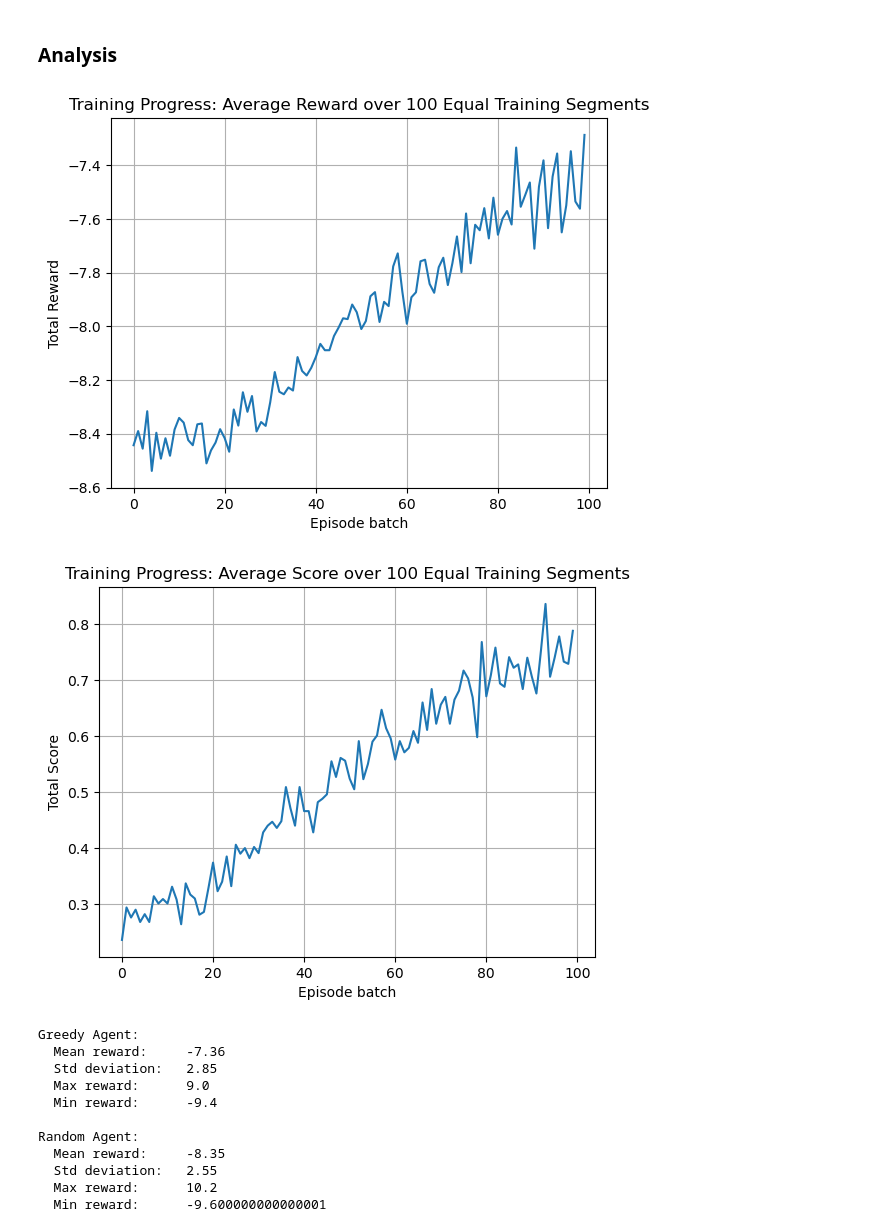
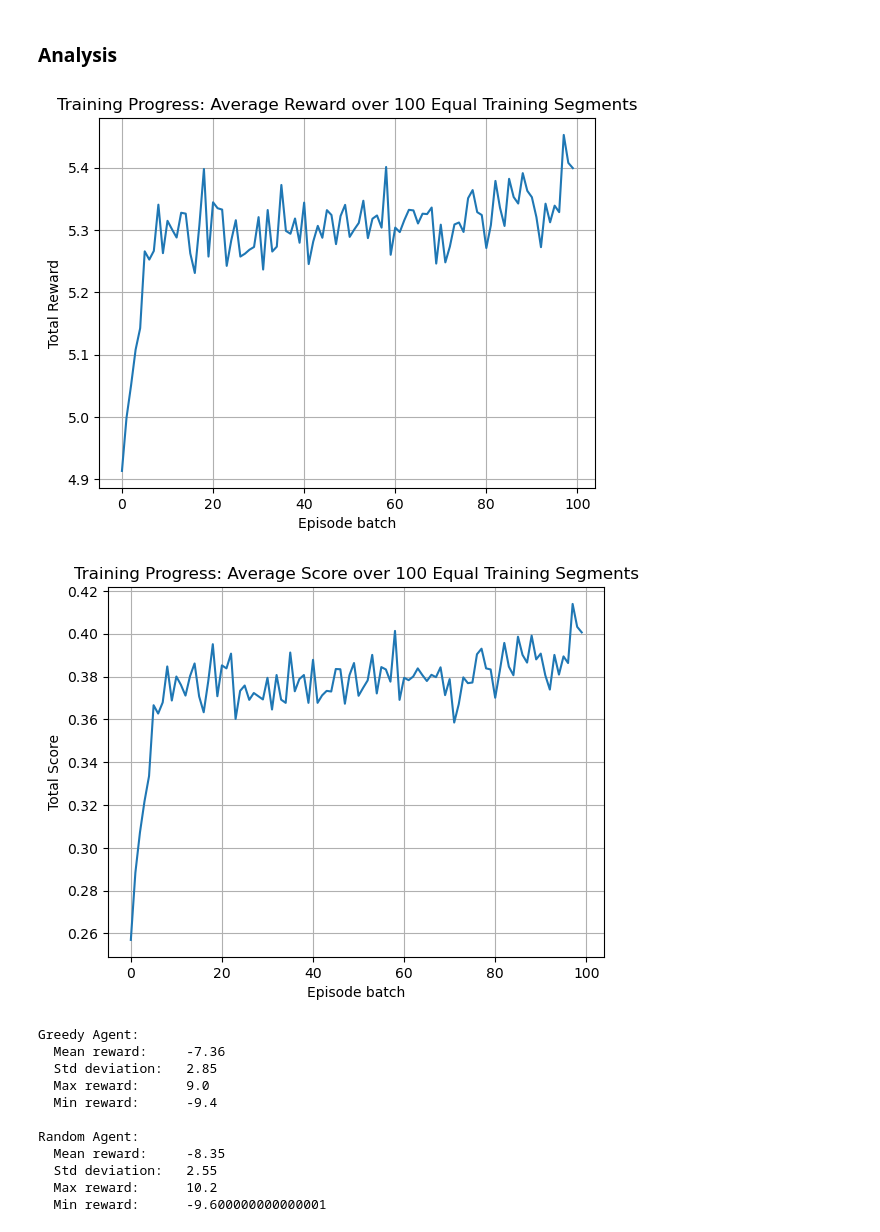
Before and after one commit to William-Pig/tetris_ai, a Jupyter notebook: main.ipynb, the cells around one changed output. Drawn from its saved outputs; the diff is of its cells as text; code cells hidden in the pictures.

Commit message:
Move reward and state calc from gym to agent

```diff
--- a/main.ipynb
+++ b/main.ipynb
@@ -560,10 +502,0 @@ max_steps_per_episode = 500
-# %%
-"""Start from existing trained Q-table (make sure you already have a trained Q-table as pickle!)"""
-env = TetrisGym(width=6, height=6, state_mode='flat')  # Initialize the environment
-
-# load both trained Q-table and the reward history
-with open("tabular_qlearning_results.pkl", "rb") as f:
-    data = pickle.load(f)
-Q_table = data["Q_table"]
-Q = defaultdict(lambda: np.zeros(env.get_action_space_size()), Q_table)  # defaultdict for agent access
-episode_rewards = data["episode_rewards"]
@@ -625,31 +525,29 @@ with open("tabular_qlearning_results.pkl", "wb") as f:
 # %% [markdown]
 ### Analysis
 # %%
-with open("tabular_qlearning_results.pkl", "rb") as f:
-    data = pickle.load(f)
+with open("tabular_checkpoints/latest.pkl", "rb") as file:
+    data = pickle.load(file)
 
-Q_table = data["Q_table"]
-episode_rewards = data["episode_rewards"]
-episode_score = data['episode_score']
-episode_length = data['episode_length']
+rewards = data["rewards"]
+scores = data['scores']
 # %%
-plt.plot(np.mean(np.array_split(episode_rewards, 100),axis=1))
+plt.plot(np.mean(np.array_split(rewards, 100),axis=1))
 plt.xlabel('Episode batch')
 plt.ylabel('Total Reward')
 plt.title('Training Progress: Average Reward over 100 Equal Training Segments')
 plt.grid(True)
 plt.show()
 # %% [output]
-[figure, old version]
+[figure, new version]
 # %%
-plt.plot(np.mean(np.array_split(episode_score, 100),axis=1))
+plt.plot(np.mean(np.array_split(scores, 100),axis=1))
 plt.xlabel('Episode batch')
 plt.ylabel('Total Score')
 plt.title('Training Progress: Average Score over 100 Equal Training Segments')
 plt.grid(True)
 plt.show()
 # %% [output]
-[figure, old version]
+[figure, new version]
 # %%
 def evaluate_trained_policy(env, Q, num_episodes=1000):
     """Evaluate the policy with no exploration"""
```
Also changed, not shown: parts of 40 cells of this notebook, 4 other files.
